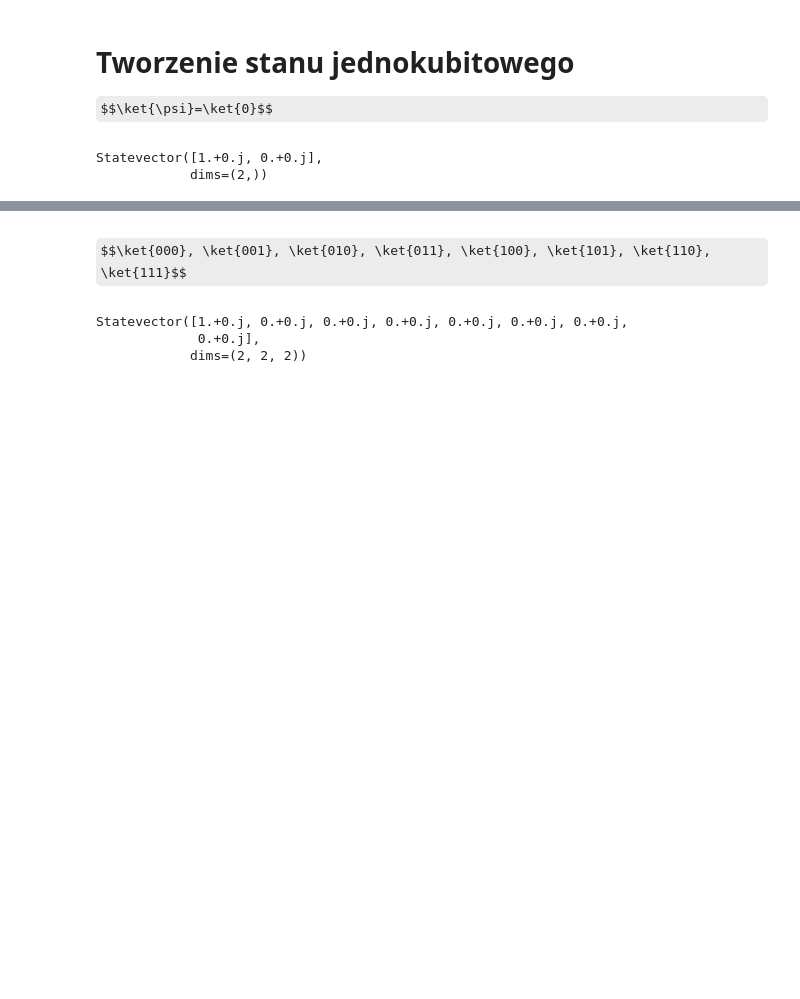
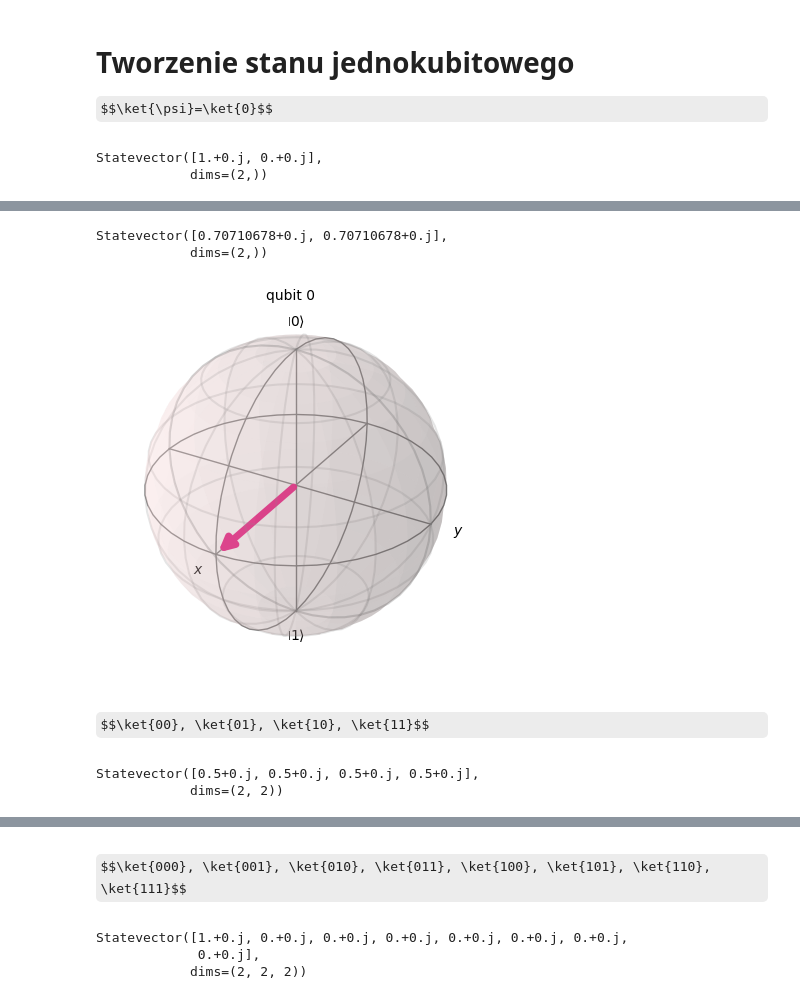
Before and after one commit to sebkaz-teaching/intro_to_qml, a Jupyter notebook: cwiczenia/cw1.ipynb, the cells around one changed output, grey strips where cells are left out. Saved outputs shown, nothing was run; the diff lists cells and outputs as text; code cells hidden in the pictures; some formulas as TeX source; blank space fills up the shorter version.

```diff
--- a/cwiczenia/cw1.ipynb
+++ b/cwiczenia/cw1.ipynb
@@ -105,0 +119,30 @@ Statevector([1.+0.j, 0.+0.j],
+# %%
+qr = QuantumRegister(1)
+qc = QuantumCircuit(qr)
+qc.h(qr[0])
+backend = Aer.get_backend('statevector_simulator')
+job = execute(qc, backend)
+result = job.result()
+result.get_statevector()
+# %% [output]
+Statevector([0.70710678+0.j, 0.70710678+0.j],
+            dims=(2,))
+# %%
+from qiskit.visualization import plot_bloch_multivector
+plot_bloch_multivector(result.get_statevector())
+# %% [output]
+[figure, added]
+# %% [markdown]
+$$\ket{00}, \ket{01}, \ket{10}, \ket{11}$$
+# %%
+qr = QuantumRegister(2)
+qc = QuantumCircuit(qr)
+qc.h(qr[0])
+qc.h(qr[1])
+backend = Aer.get_backend('statevector_simulator')
+job = execute(qc, backend)
+result = job.result()
+result.get_statevector()
+# %% [output]
+Statevector([0.5+0.j, 0.5+0.j, 0.5+0.j, 0.5+0.j],
+            dims=(2, 2))
```
Also changed, not shown: parts of 30 cells of this notebook, 27 other files.
